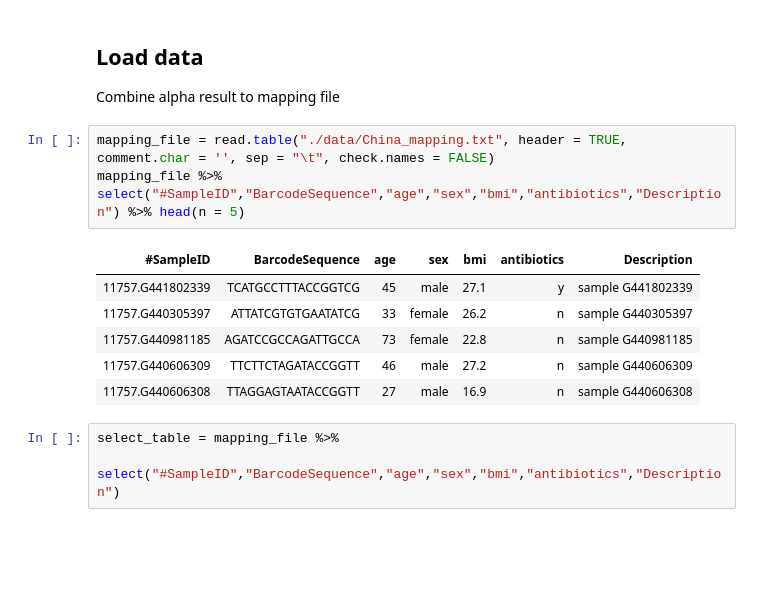
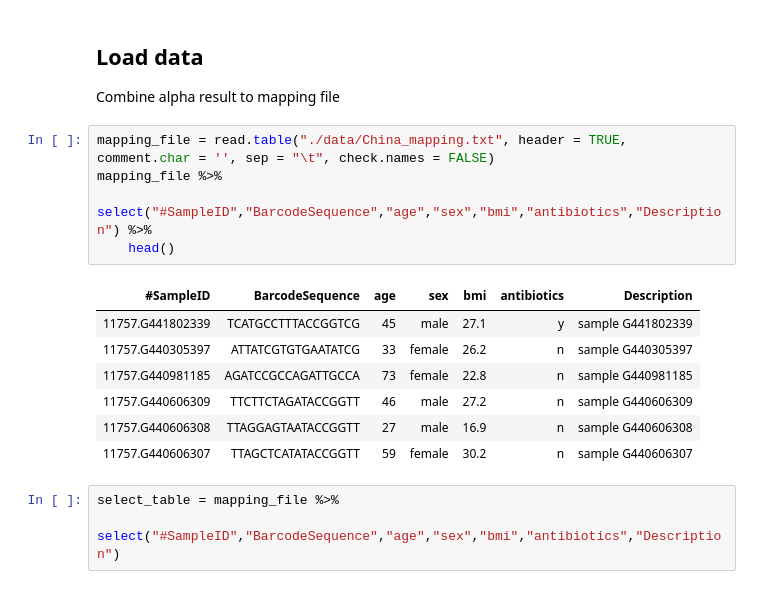
Before and after one commit to jacodela/microbio_aDiv, a Jupyter notebook: China_Analyses/China_data.ipynb, the cells around one changed output. Saved outputs shown, nothing was run; the diff lists cells and outputs as text; blank space fills up the shorter version.

```diff
--- a/China_Analyses/China_data.ipynb
+++ b/China_Analyses/China_data.ipynb
@@ -19,14 +37,17 @@ library(scales)
 Combine alpha result to mapping file
 # %%
 mapping_file = read.table("./data/China_mapping.txt", header = TRUE, comment.char = '', sep = "\t", check.names = FALSE)
-mapping_file %>% select("#SampleID","BarcodeSequence","age","sex","bmi","antibiotics","Description") %>% head(n = 5)
+mapping_file %>%
+    select("#SampleID","BarcodeSequence","age","sex","bmi","antibiotics","Description") %>%
+    head()
 # %% [output]
 | #SampleID | BarcodeSequence | age | sex | bmi | antibiotics | Description |
 | 11757.G441802339 | TCATGCCTTTACCGGTCG | 45 | male | 27.1 | y | sample G441802339 |
 | 11757.G440305397 | ATTATCGTGTGAATATCG | 33 | female | 26.2 | n | sample G440305397 |
 | 11757.G440981185 | AGATCCGCCAGATTGCCA | 73 | female | 22.8 | n | sample G440981185 |
 | 11757.G440606309 | TTCTTCTAGATACCGGTT | 46 | male | 27.2 | n | sample G440606309 |
 | 11757.G440606308 | TTAGGAGTAATACCGGTT | 27 | male | 16.9 | n | sample G440606308 |
+| 11757.G440606307 | TTAGCTCATATACCGGTT | 59 | female | 30.2 | n | sample G440606307 |
 # %%
 select_table = mapping_file %>%
     select("#SampleID","BarcodeSequence","age","sex","bmi","antibiotics","Description")
```
Also changed, not shown: parts of 5 cells of this notebook, 2 other files.
